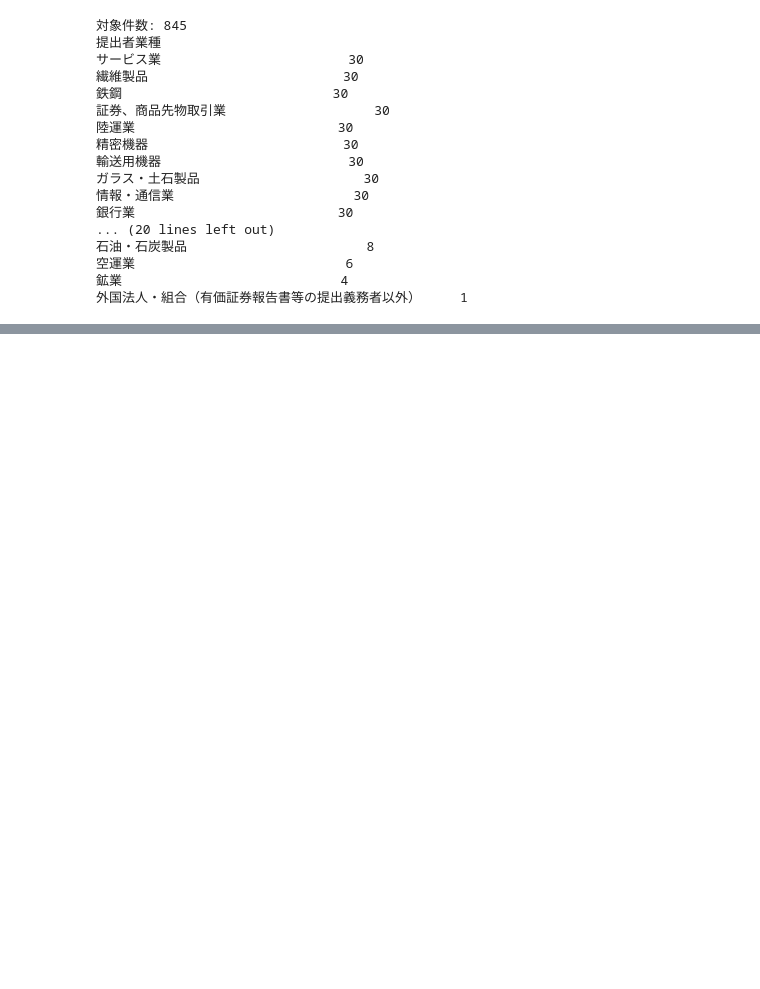
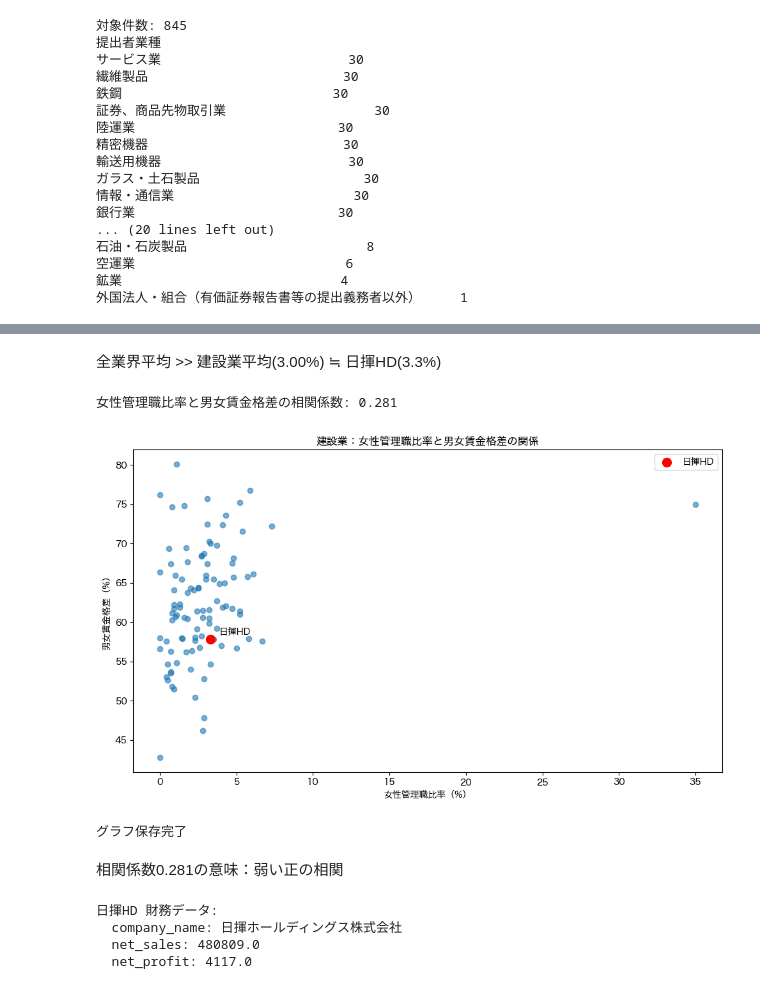
Before and after one commit to takeoka96/quest_1, a Jupyter notebook: notebooks/01_edinet_data_collection.ipynb, the cells around one changed output, grey strips where cells are left out. Drawn from its saved outputs; the diff is of its cells as text; code cells hidden in the pictures; blank space fills up the shorter version.

```diff
--- a/notebooks/01_edinet_data_collection.ipynb
+++ b/notebooks/01_edinet_data_collection.ipynb
@@ -812,0 +826,13 @@ KeyboardInterrupt:
+# %%
+# ============================================
+# 2回目以降はここから読み込む（上のセルは実行不要）
+# ============================================
+df_metrics = pd.read_csv(
+    os.path.join(os.path.expanduser('~'), 'quest_1', 'data', 'construction_diversity_metrics.csv')
+)
+df_metrics_industry = pd.read_csv(
+    os.path.join(os.path.expanduser('~'), 'quest_1', 'data', 'industry_diversity_metrics.csv')
+)
+print("CSV読み込み完了")
+print(f"建設業: {len(df_metrics)}社")
+print(f"全業界: {len(df_metrics_industry)}社")
@@ -812,0 +929,44 @@ KeyboardInterrupt:
+# %% [markdown]
+全業界平均 >> 建設業平均(3.00%) ≒ 日揮HD(3.3%)
+# %%
+# 仮説2の検証：女性管理職比率と男女賃金格差の相関
+import matplotlib.pyplot as plt
+import seaborn as sns
+
+# 日本語フォント設定
+plt.rcParams['font.family'] = 'Hiragino Sans'
+
+# NaNを除いた建設業データ
+df_construction_clean = df_metrics.dropna(subset=['female_manager_ratio', 'gender_wage_gap'])
+
+# 相関係数
+corr = df_construction_clean['female_manager_ratio'].corr(df_construction_clean['gender_wage_gap'])
+print(f"女性管理職比率と男女賃金格差の相関係数: {corr:.3f}")
+
+# 散布図
+fig, ax = plt.subplots(figsize=(10, 6))
+ax.scatter(df_construction_clean['female_manager_ratio'],
+           df_construction_clean['gender_wage_gap'],
+           alpha=0.6)
+
+# 日揮HDをハイライト
+jgc = df_construction_clean[df_construction_clean['company_name'] == '日揮ホールディングス株式会社']
+ax.scatter(jgc['female_manager_ratio'], jgc['gender_wage_gap'],
+           color='red', s=100, zorder=5, label='日揮HD')
+ax.annotate('日揮HD', (jgc['female_manager_ratio'].values[0], jgc['gender_wage_gap'].values[0]),
+            textcoords="offset points", xytext=(10, 5))
+
+ax.set_xlabel('女性管理職比率（%）')
+ax.set_ylabel('男女賃金格差（%）')
+ax.set_title('建設業：女性管理職比率と男女賃金格差の関係')
+ax.legend()
+plt.tight_layout()
+plt.savefig(os.path.join(os.path.expanduser('~'), 'quest_1', 'data', 'scatter_construction.png'), dpi=150)
+plt.show()
+print("グラフ保存完了")
+# %% [output]
+女性管理職比率と男女賃金格差の相関係数: 0.281
+[figure, added]
+グラフ保存完了
+# %% [markdown]
+相関係数0.281の意味：弱い正の相関
@@ -812,0 +1007,10 @@ KeyboardInterrupt:
+# %%
+jgc_financials = extract_financial_data(content, '日揮ホールディングス株式会社')
+print("日揮HD 財務データ:")
+for k, v in jgc_financials.items():
+    print(f"  {k}: {v}")
+# %% [output]
+日揮HD 財務データ:
+  company_name: 日揮ホールディングス株式会社
+  net_sales: 480809.0
+  net_profit: 4117.0
```
Also changed, not shown: parts of 15 cells of this notebook, 1 other file.
